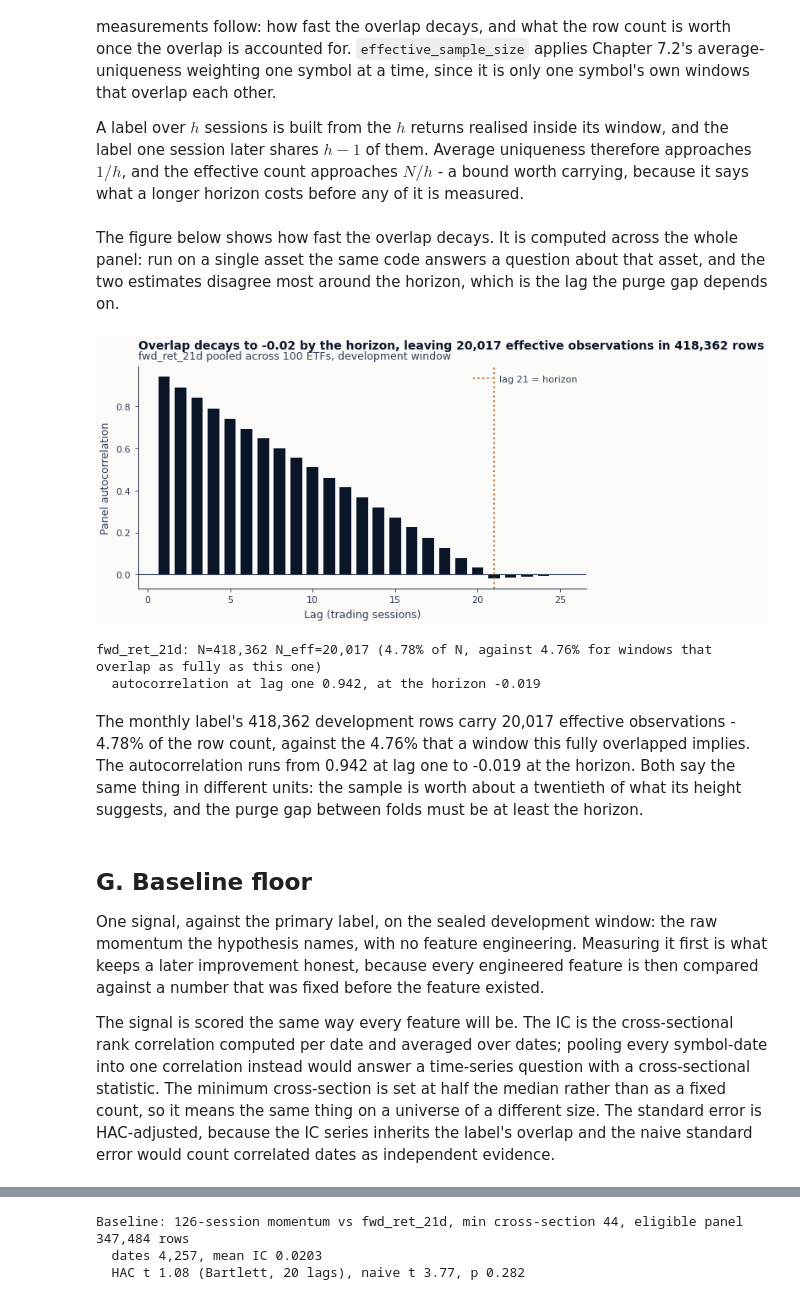
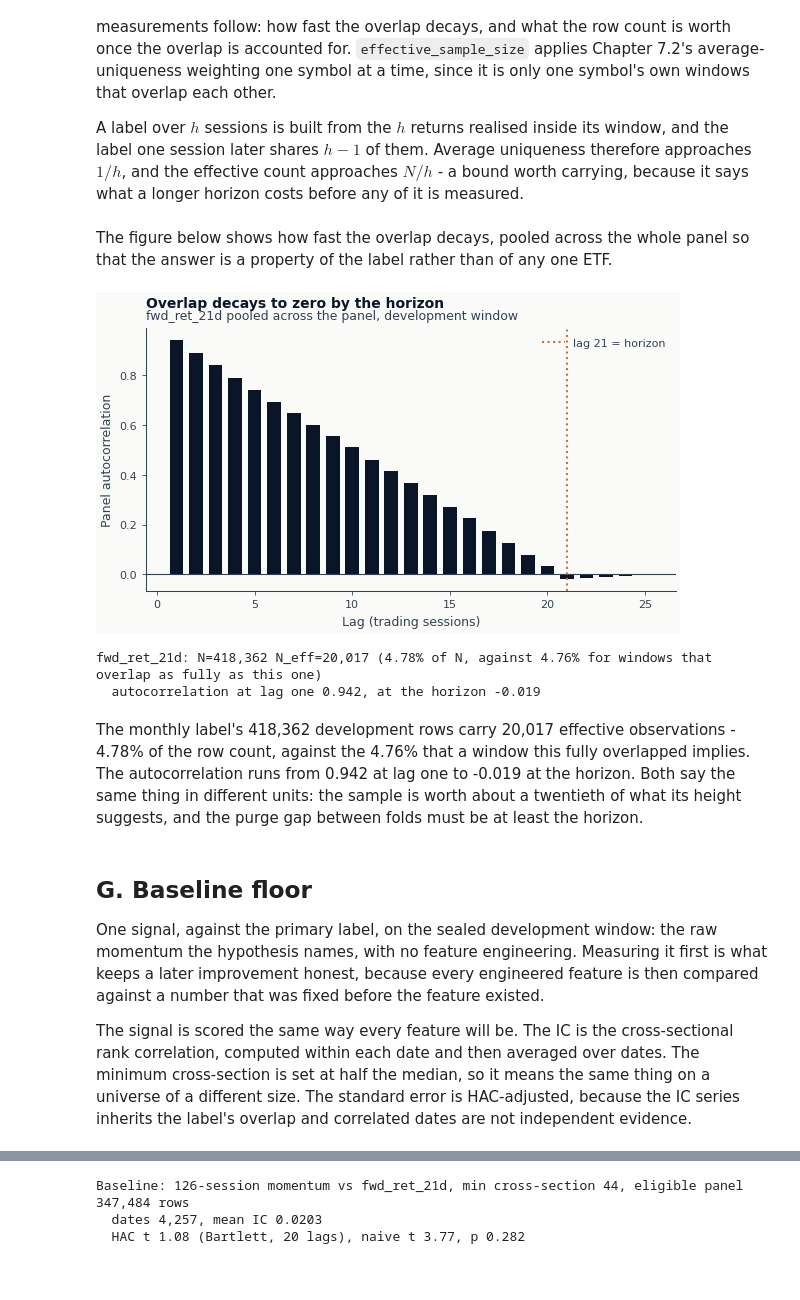
Before and after one commit to wh-nagi/machine-learning-for-trading, a Jupyter notebook: case_studies/etfs/02_labels.ipynb, the cells around one changed output, grey strips where cells are left out. Cells and saved outputs as stored; diff of their text form; code cells hidden in the pictures.

```diff
--- a/case_studies/etfs/02_labels.ipynb
+++ b/case_studies/etfs/02_labels.ipynb
@@ -379,44 +366,41 @@ A label over $h$ sessions is built from the $h$ returns realised inside its wind
 label one session later shares $h-1$ of them. Average uniqueness therefore approaches
 $1/h$, and the effective count approaches $N/h$ - a bound worth carrying, because it says
 what a longer horizon costs before any of it is measured.
-# %% [markdown]
-The figure below shows how fast the overlap decays. It is computed across the whole panel:
-run on a single asset the same code answers a question about that asset, and the two
-estimates disagree most around the horizon, which is the lag the purge gap depends on.
+# %% [markdown]
+The figure below shows how fast the overlap decays, pooled across the whole panel so that
+the answer is a property of the label rather than of any one ETF.
 # %%
 max_lag = PRIMARY_HORIZON + 4
 acf = panel_autocorrelation(dev[PRIMARY_LABEL], PRIMARY_LABEL, max_lag=max_lag)
 n_rows, n_eff = effective_sample_size(dev[PRIMARY_LABEL], horizon=PRIMARY_HORIZON)
 
 fig, ax = plt.subplots(figsize=FIGSIZE["single"])
 ax.bar(np.arange(1, max_lag + 1), acf, color=COLORS["blue"], width=0.7)
 ax.axhline(0, color=COLORS["neutral"], linewidth=0.8)
 ax.axvline(
     PRIMARY_HORIZON,
     color=COLORS["copper"],
     linestyle=":",
     linewidth=1.5,
     label=f"lag {PRIMARY_HORIZON} = horizon",
 )
 ax.set_xlabel("Lag (trading sessions)")
 ax.set_ylabel("Panel autocorrelation")
 add_message_title(
     ax,
-    f"Overlap decays to {acf[PRIMARY_HORIZON - 1]:.2f} by the horizon, leaving "
-    f"{n_eff:,.0f} effective observations in {n_rows:,} rows",
-    subtitle=f"{PRIMARY_LABEL} pooled across "
-    f"{dev[PRIMARY_LABEL]['symbol'].n_unique()} ETFs, development window",
+    "Overlap decays to zero by the horizon",
+    subtitle=f"{PRIMARY_LABEL} pooled across the panel, development window",
 )
 ax.legend(loc="upper right", frameon=False)
 plt.show()
 
 print(
     f"{PRIMARY_LABEL}: N={n_rows:,} N_eff={n_eff:,.0f} ({n_eff / n_rows:.2%} of N, against "
     f"{1 / PRIMARY_HORIZON:.2%} for windows that overlap as fully as this one)"
 )
 print(f"  autocorrelation at lag one {acf[0]:.3f}, at the horizon {acf[PRIMARY_HORIZON - 1]:.3f}")
 # %% [output]
-[figure, old version]
+[figure, new version]
 fwd_ret_21d: N=418,362 N_eff=20,017 (4.78% of N, against 4.76% for windows that overlap as fully as this one)
   autocorrelation at lag one 0.942, at the horizon -0.019
 # %% [markdown]
@@ -434,12 +418,10 @@ improvement honest, because every engineered feature is then compared against a
 was fixed before the feature existed.
 
 The signal is scored the same way every feature will be. The IC is the cross-sectional rank
-correlation computed per date and averaged over dates; pooling every symbol-date into one
-correlation instead would answer a time-series question with a cross-sectional statistic.
-The minimum cross-section is set at half the median rather than as a fixed count, so it
-means the same thing on a universe of a different size. The standard error is HAC-adjusted,
-because the IC series inherits the label's overlap and the naive standard error would count
-correlated dates as independent evidence.
+correlation, computed within each date and then averaged over dates. The minimum
+cross-section is set at half the median, so it means the same thing on a universe of a
+different size. The standard error is HAC-adjusted, because the IC series inherits the
+label's overlap and correlated dates are not independent evidence.
 # %% [markdown]
 The baseline is measured on the same rows the features will be measured on:
 `03_financial_features` keeps a feature row only where the `(symbol, year)` pair appears in
```
Also changed, not shown: parts of 11 cells of this notebook, 1 other file.
